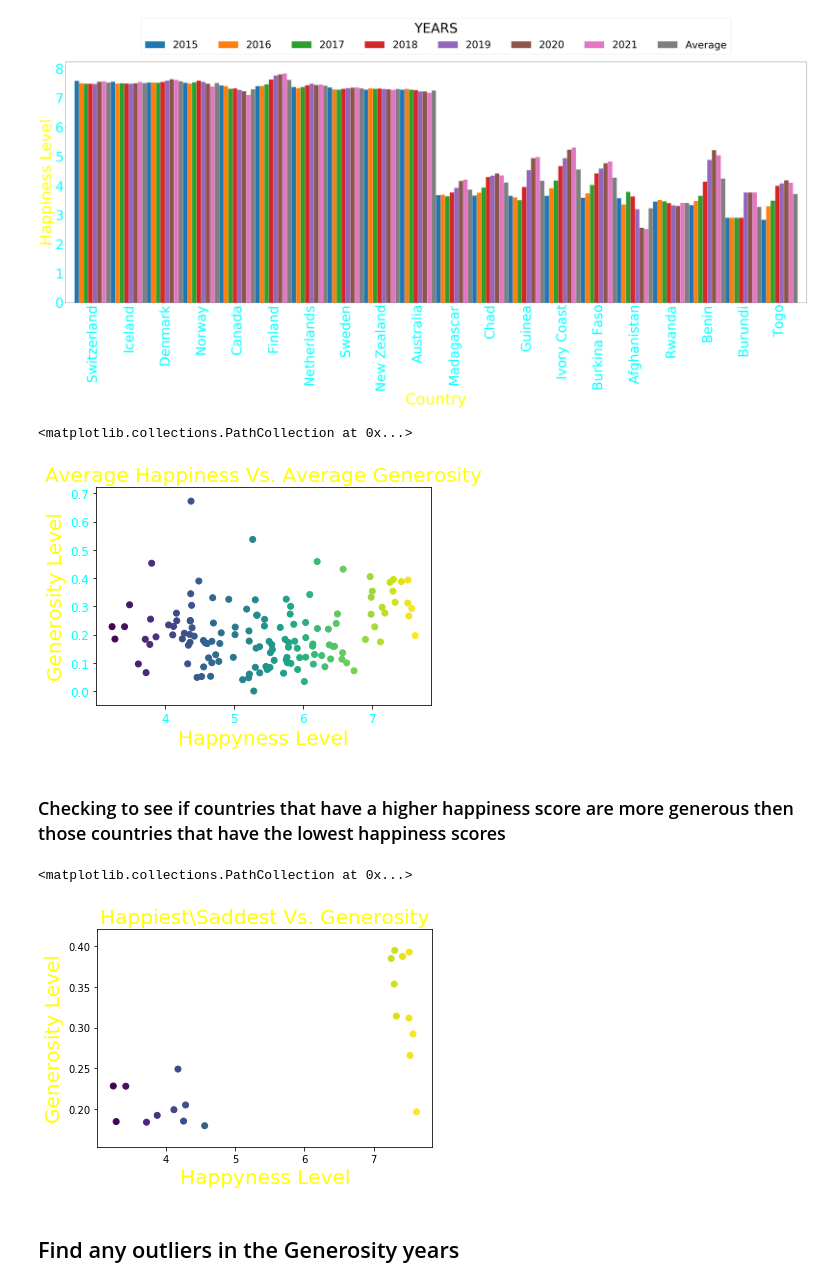
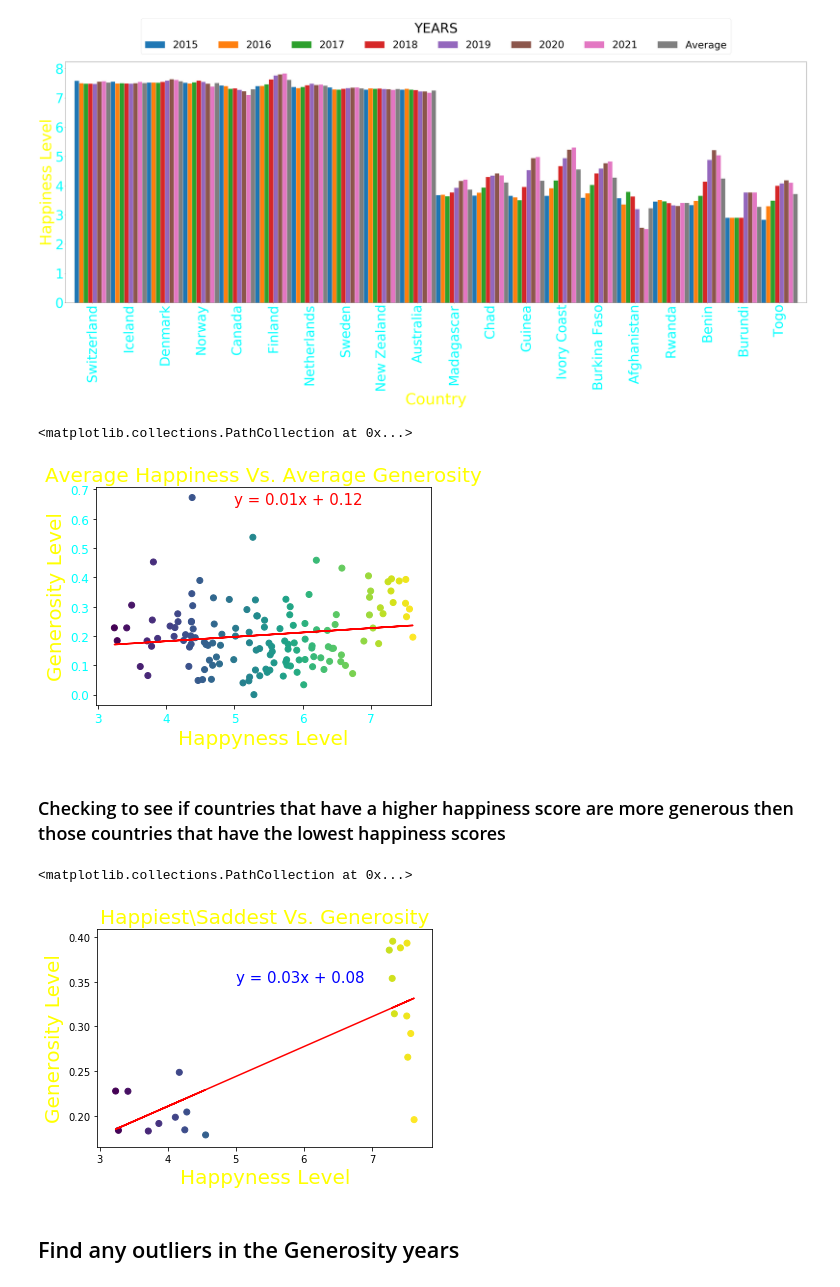
Before and after one commit to matteo005/Happiness_Project, a Jupyter notebook: MB_Analysis_Code.ipynb, the cells around one changed output. Drawn from its saved outputs; the diff is of its cells as text; code cells hidden in the pictures.

Commit message:
made few changes and added line regression to some scatter plots

```diff
--- a/MB_Analysis_Code.ipynb
+++ b/MB_Analysis_Code.ipynb
@@ -187,6 +187,11 @@ plt.legend(title="YEARS", fontsize=45, title_fontsize=60,bbox_to_anchor=(.5, 1.2
 #get the average for x and y axis
 x_all = happyAll['Avg_Happiness']
 y_all = genAll['Avg_Generosity']
+
+#Calculate Slope
+(slope, intercept, rvalue, pvalue, stderr) = linregress(x_all, y_all)
+regress_values = x_all * slope + intercept
+line_eq = "y = " + str(round(slope,2)) + "x + " + str(round(intercept,2))
 
 #Set plot points and plot the scatter
 plt.title('Average Happiness Vs. Average Generosity', fontsize=20, c='yellow')
@@ -196,26 +201,35 @@ plt.ylabel('Generosity Level', fontsize=20, c='yellow')
 tickvalues = happySadHappiness.index
 plt.xticks(fontsize=12, c='aqua')
 plt.yticks(fontsize=12, c='aqua')
+plt.plot(x_all,regress_values,"r-")
+plt.annotate(line_eq,(5,.65),fontsize=15,color="red")
 #plot scatter plot
 plt.scatter(x_all,y_all, c=(happyAll['Avg_Happiness']))
 # %% [output]
 <matplotlib.collections.PathCollection at 0x...>
-[figure, old version]
+[figure, new version]
 # %% [markdown]
 ### Checking to see if countries that have a higher happiness score are more generous then those countries that have the lowest happiness scores
 # %%
 # get the average for x and y axis
 x_axis = happySadHappiness['Average']
 y_axis = happySadGen['Average']
 
+#Calculate Slope
+(slope, intercept, rvalue, pvalue, stderr) = linregress(x_axis, y_axis)
+regress_values = x_axis * slope + intercept
+line_eq = "y = " + str(round(slope,2)) + "x + " + str(round(intercept,2))
+
 # Set plot points and plot the scatter
 plt.title('Happiest\Saddest Vs. Generosity' , fontsize=20, c='yellow')
 plt.xlabel('Happyness Level', fontsize=20, c='yellow')
 plt.ylabel('Generosity Level', fontsize=20, c='yellow')
+plt.plot(x_axis,regress_values,"r-")
+plt.annotate(line_eq,(5,.35),fontsize=15,color="blue")
 plt.scatter(x_axis,y_axis, c=(happySadHappiness['Average']))
 # %% [output]
 <matplotlib.collections.PathCollection at 0x...>
-[figure, old version]
+[figure, new version]
 # %% [markdown]
 ## Find any outliers in the Generosity years
 # %%
```
Also changed, not shown: parts of 1 cell of this notebook.
